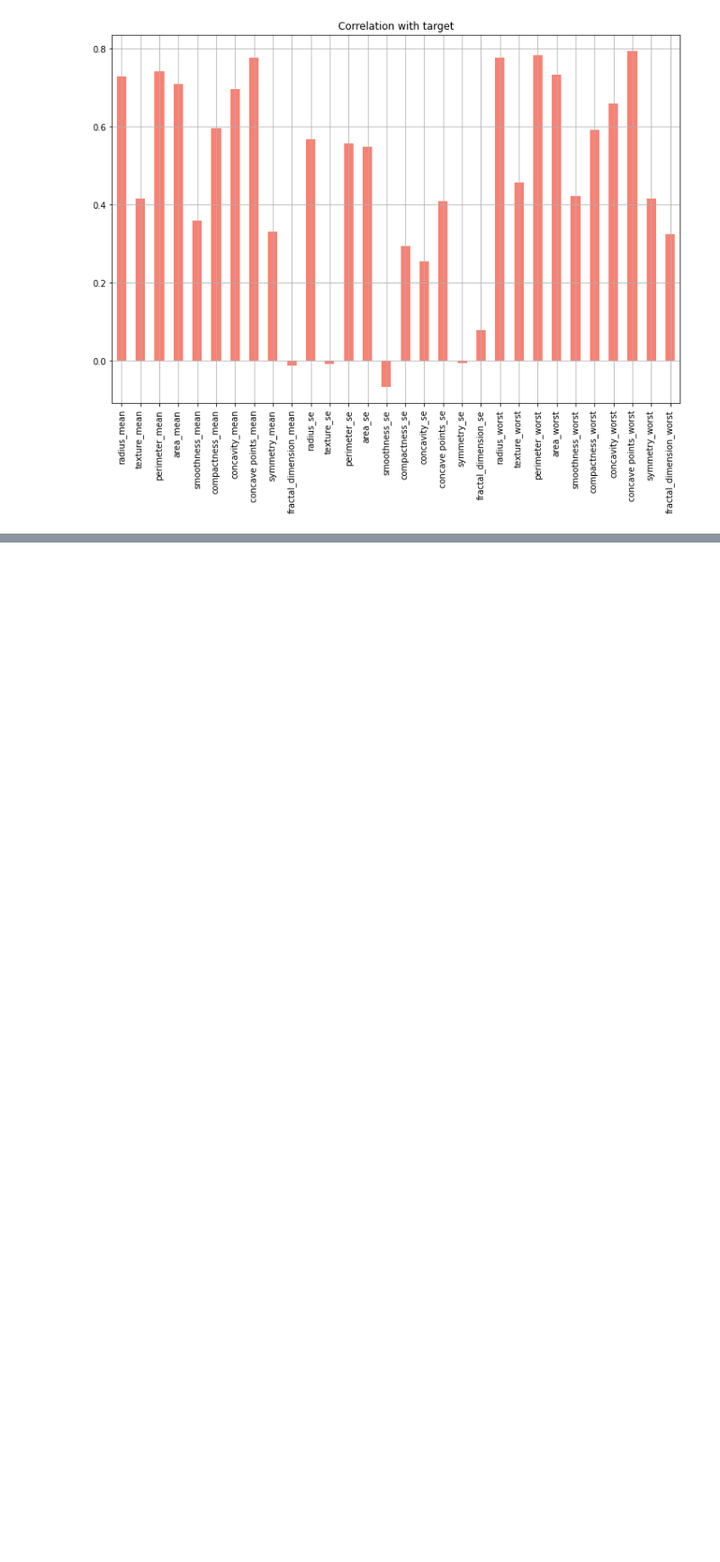
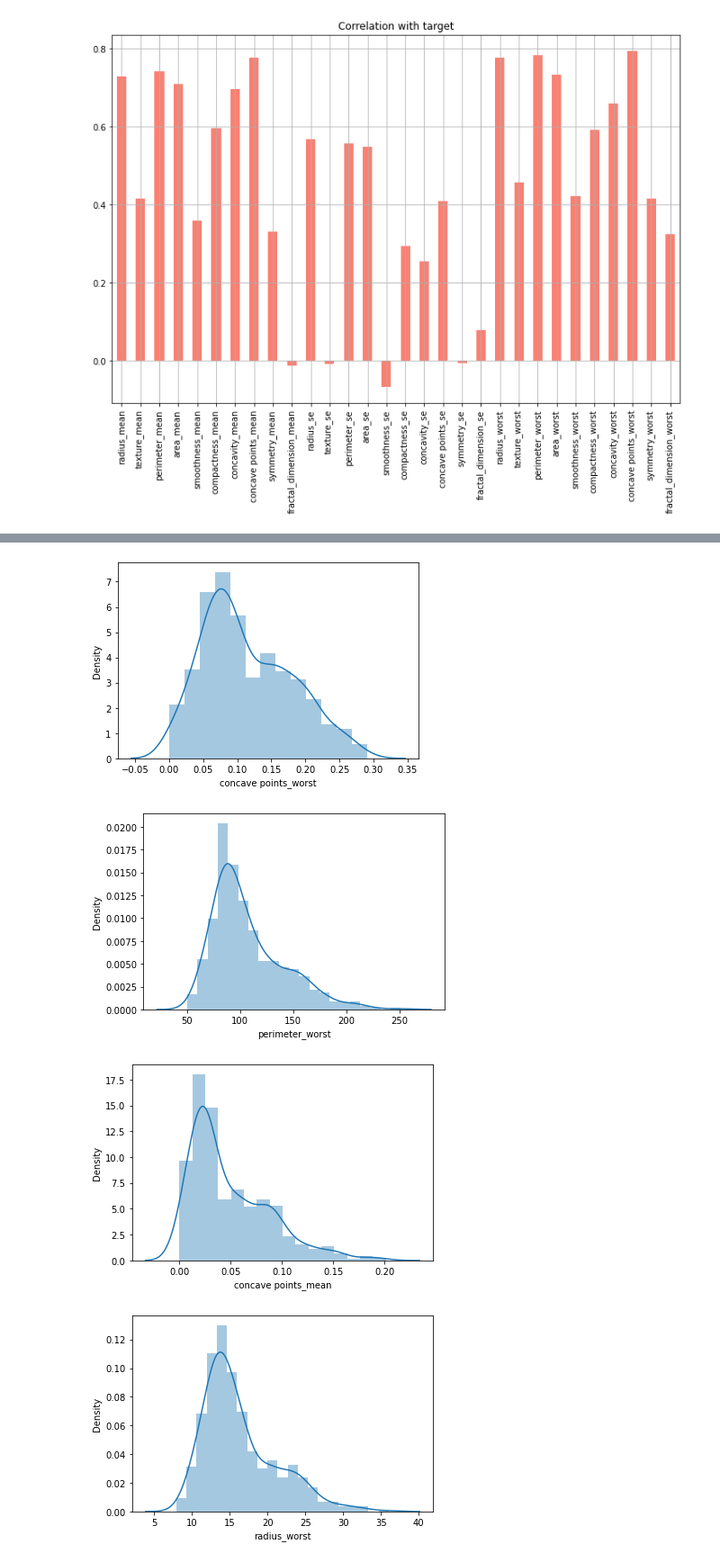
Before and after one commit to bharathjagini/BreastCancerPrediction, a Jupyter notebook: DM_Project.ipynb, the cells around one changed output, grey strips where cells are left out. Shown at 90% size. Drawn from its saved outputs; the diff is of its cells as text; code cells hidden in the pictures; blank space fills up the shorter version.

```diff
--- a/DM_Project.ipynb
+++ b/DM_Project.ipynb
@@ -95,0 +119,10 @@ data.drop('diagnosis', axis=1).corrwith(data['diagnosis']).plot(kind='bar', grid
+# %%
+list_columns=list(Selected_df.columns)
+for i in list_columns:
+    sns.distplot(Selected_df[i],label=i,kde=True)
+    plt.show()
+# %% [output]
+[figure, added]
+[figure, added]
+[figure, added]
+[figure, added]
```
Also changed, not shown: parts of 18 cells of this notebook.
